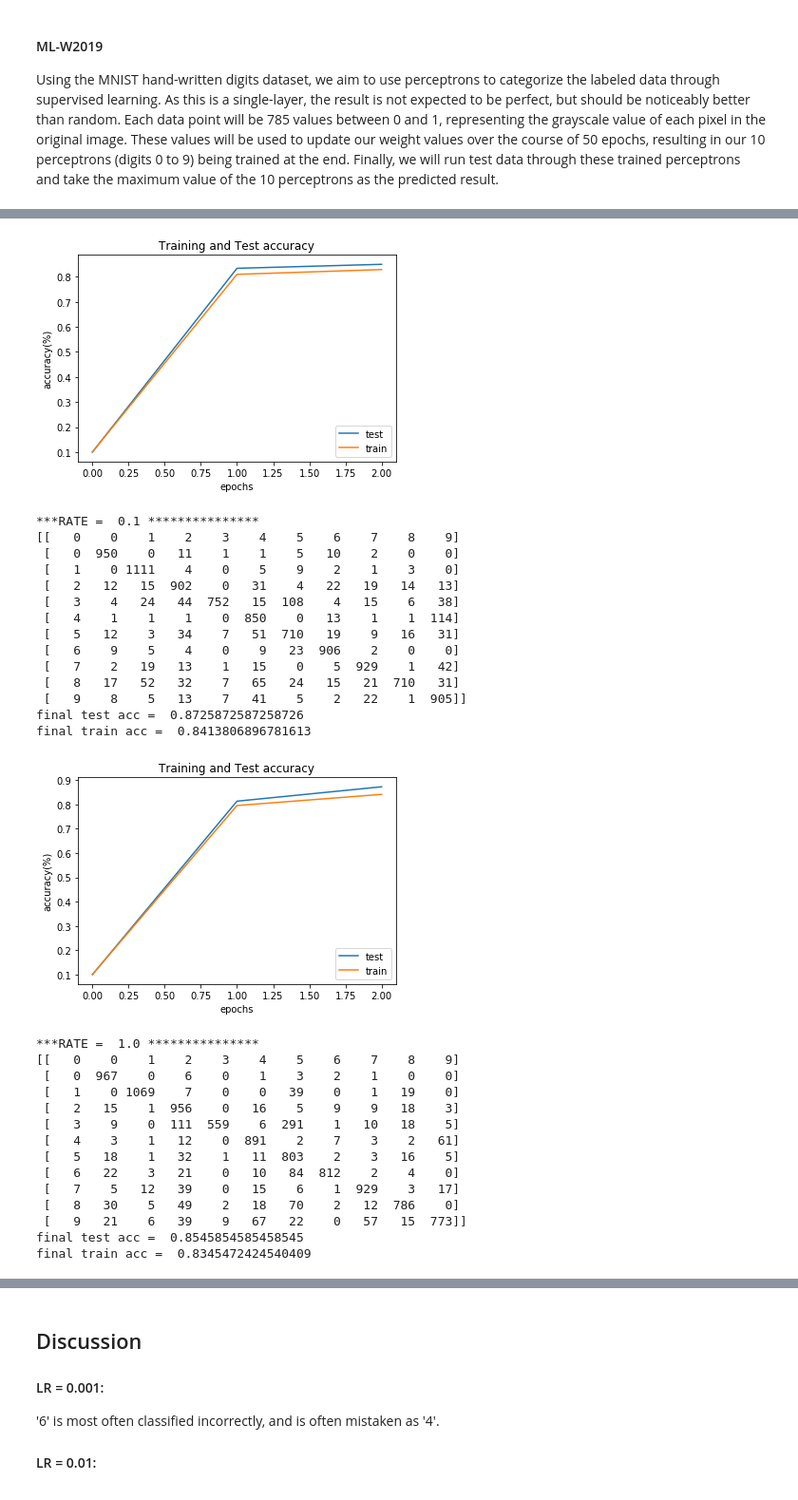
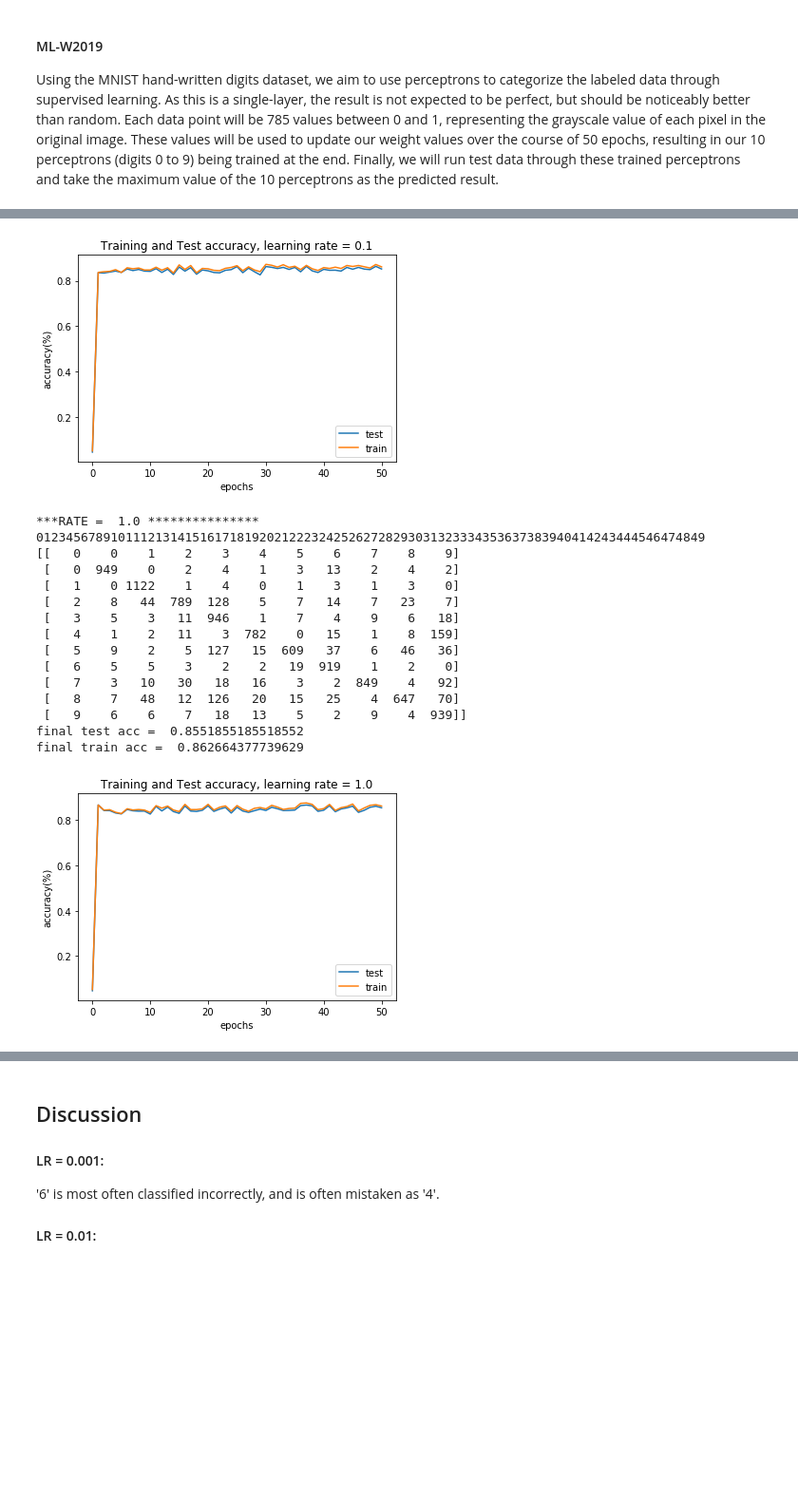
Before and after one commit to jzcs/ML_Winter2019, a Jupyter notebook: Machine Learning Homework 1.ipynb, the cells around one changed output, grey strips where cells are left out. Shown at 95% size. Cells and saved outputs as stored; diff of their text form; code cells hidden in the pictures; blank space fills up the shorter version.

```diff
--- a/Machine Learning Homework 1.ipynb
+++ b/Machine Learning Homework 1.ipynb
@@ -115,9 +115,10 @@ def train(weights, data, lr, debug = 0):
     return
 # %%
 init_weights = (np.random.rand(785,10) * 0.10) - 0.05
-learning_rates = [0.001, 0.01, 0.1, 1.0]
+learning_rates = [0.01, 0.1, 1.0]
 # %%
 #draw_digit(test_data[0, :])
+epochs = 50
 for rate in learning_rates:
     print("***RATE = ",rate,"***************")
     w = np.copy(init_weights)
@@ -127,10 +128,12 @@ for rate in learning_rates:
     acc_test.append(acc(w, test_data))
     acc_train.append(acc(w, train_data))
 
-    for i in range(0,50):
+    for i in range(0,epochs):
         train(w, train_data, rate)
         acc_test.append(acc(w, test_data))
         acc_train.append(acc(w, train_data))
+        print(i, end='', flush=True)
+    print(" ") #newline
 
     print(cm(w, test_data))
     print("final test acc = ", acc_test[len(acc_test)-1])
@@ -141,7 +144,7 @@ for rate in learning_rates:
     plt.xlabel("epochs")
     plt.ylabel("accuracy(%)")
     title = "Training and Test accuracy, learning rate = " + str(rate)
-    plt.title("Training and Test accuracy")
+    plt.title(title)
     plt.legend(("test", "train"),loc='lower right')
     plt.show()
 # %% [output]
@@ -177,30 +182,17 @@ final train acc =  0.8286471441190687
-[figure, old version]
+[figure, new version]
-***RATE =  0.1 ***************
+***RATE =  1.0 ***************
+012345678910111213141516171819202122232425262728293031323334353637383940414243444546474849
 [[   0    0    1    2    3    4    5    6    7    8    9]
- [   0  950    0   11    1    1    5   10    2    0    0]
- [   1    0 1111    4    0    5    9    2    1    3    0]
- [   2   12   15  902    0   31    4   22   19   14   13]
- [   3    4   24   44  752   15  108    4   15    6   38]
- [   4    1    1    1    0  850    0   13    1    1  114]
- [   5   12    3   34    7   51  710   19    9   16   31]
- [   6    9    5    4    0    9   23  906    2    0    0]
- [   7    2   19   13    1   15    0    5  929    1   42]
- [   8   17   52   32    7   65   24   15   21  710   31]
- [   9    8    5   13    7   41    5    2   22    1  905]]
-final test acc =  0.8725872587258726
-final train acc =  0.8413806896781613
+ [   0  949    0    2    4    1    3   13    2    4    2]
+ [   1    0 1122    1    4    0    1    3    1    3    0]
+ [   2    8   44  789  128    5    7   14    7   23    7]
+ [   3    5    3   11  946    1    7    4    9    6   18]
+ [   4    1    2   11    3  782    0   15    1    8  159]
+ [   5    9    2    5  127   15  609   37    6   46   36]
+ [   6    5    5    3    2    2   19  919    1    2    0]
+ [   7    3   10   30   18   16    3    2  849    4   92]
+ [   8    7   48   12  126   20   15   25    4  647   70]
+ [   9    6    6    7   18   13    5    2    9    4  939]]
+final test acc =  0.8551855185518552
+final train acc =  0.862664377739629
-[figure, old version]
+[figure, new version]
-***RATE =  1.0 ***************
-[[   0    0    1    2    3    4    5    6    7    8    9]
- [   0  967    0    6    0    1    3    2    1    0    0]
- [   1    0 1069    7    0    0   39    0    1   19    0]
- [   2   15    1  956    0   16    5    9    9   18    3]
- [   3    9    0  111  559    6  291    1   10   18    5]
- [   4    3    1   12    0  891    2    7    3    2   61]
- [   5   18    1   32    1   11  803    2    3   16    5]
- [   6   22    3   21    0   10   84  812    2    4    0]
- [   7    5   12   39    0   15    6    1  929    3   17]
- [   8   30    5   49    2   18   70    2   12  786    0]
- [   9   21    6   39    9   67   22    0   57   15  773]]
-final test acc =  0.8545854585458545
-final train acc =  0.8345472424540409
```
Also changed, not shown: parts of 1 cell of this notebook.
